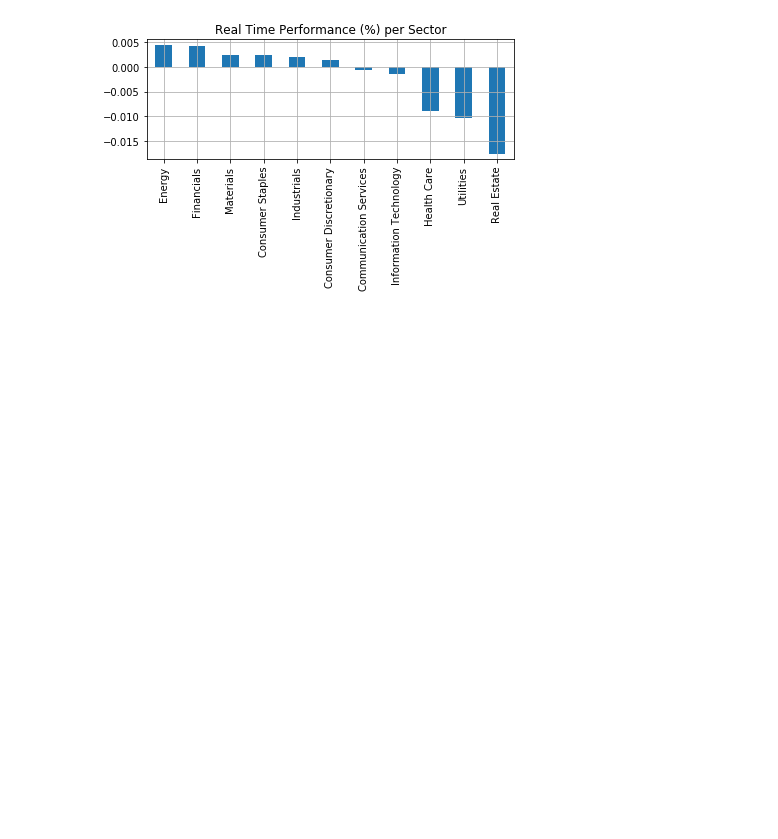
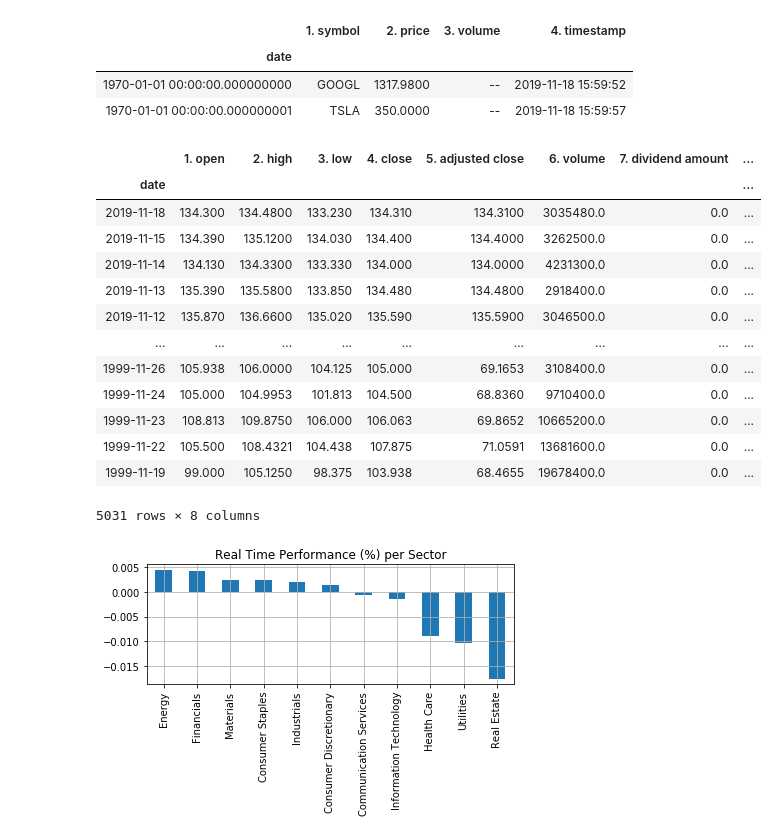
Before and after one commit to ggaoshen/su_cs230_dl, a Jupyter notebook: Project/data source explorer.ipynb, the cells around one changed output. Cells and saved outputs as stored; diff of their text form; code cells hidden in the pictures; blank space fills up the shorter version.

```diff
--- a/Project/data source explorer.ipynb
+++ b/Project/data source explorer.ipynb
@@ -54,3 +64,29 @@ plt.show()
+# %%
+data, meta_data = ts.get_batch_stock_quotes(['GOOGL', 'TSLA'])
+data
+# %% [output]
+|  | 1. symbol | 2. price | 3. volume | 4. timestamp |
+| date |  |  |  |  |
+| 1970-01-01 00:00:00.000000000 | GOOGL | 1317.9800 | -- | 2019-11-18 15:59:52 |
+| 1970-01-01 00:00:00.000000001 | TSLA | 350.0000 | -- | 2019-11-18 15:59:57 |
+# %%
+data, meta_data = ts.get_daily_adjusted('IBM', outputsize='full')
+data
+# %% [output]
+|  | 1. open | 2. high | 3. low | 4. close | 5. adjusted close | 6. volume | 7. dividend amount | ... |
+| date |  |  |  |  |  |  |  | ... |
+| 2019-11-18 | 134.300 | 134.4800 | 133.230 | 134.310 | 134.3100 | 3035480.0 | 0.0 | ... |
+| 2019-11-15 | 134.390 | 135.1200 | 134.030 | 134.400 | 134.4000 | 3262500.0 | 0.0 | ... |
+| 2019-11-14 | 134.130 | 134.3300 | 133.330 | 134.000 | 134.0000 | 4231300.0 | 0.0 | ... |
+| 2019-11-13 | 135.390 | 135.5800 | 133.850 | 134.480 | 134.4800 | 2918400.0 | 0.0 | ... |
+| 2019-11-12 | 135.870 | 136.6600 | 135.020 | 135.590 | 135.5900 | 3046500.0 | 0.0 | ... |
+| ... | ... | ... | ... | ... | ... | ... | ... | ... |
+| 1999-11-26 | 105.938 | 106.0000 | 104.125 | 105.000 | 69.1653 | 3108400.0 | 0.0 | ... |
+| 1999-11-24 | 105.000 | 104.9953 | 101.813 | 104.500 | 68.8360 | 9710400.0 | 0.0 | ... |
+| 1999-11-23 | 108.813 | 109.8750 | 106.000 | 106.063 | 69.8652 | 10665200.0 | 0.0 | ... |
+| 1999-11-22 | 105.500 | 108.4321 | 104.438 | 107.875 | 71.0591 | 13681600.0 | 0.0 | ... |
+| 1999-11-19 | 99.000 | 105.1250 | 98.375 | 103.938 | 68.4655 | 19678400.0 | 0.0 | ... |
+5031 rows × 8 columns
 # %%
 from alpha_vantage.sectorperformance import SectorPerformances
 import matplotlib.pyplot as plt
```
Also changed, not shown: parts of 5 cells of this notebook, 2 other files.
